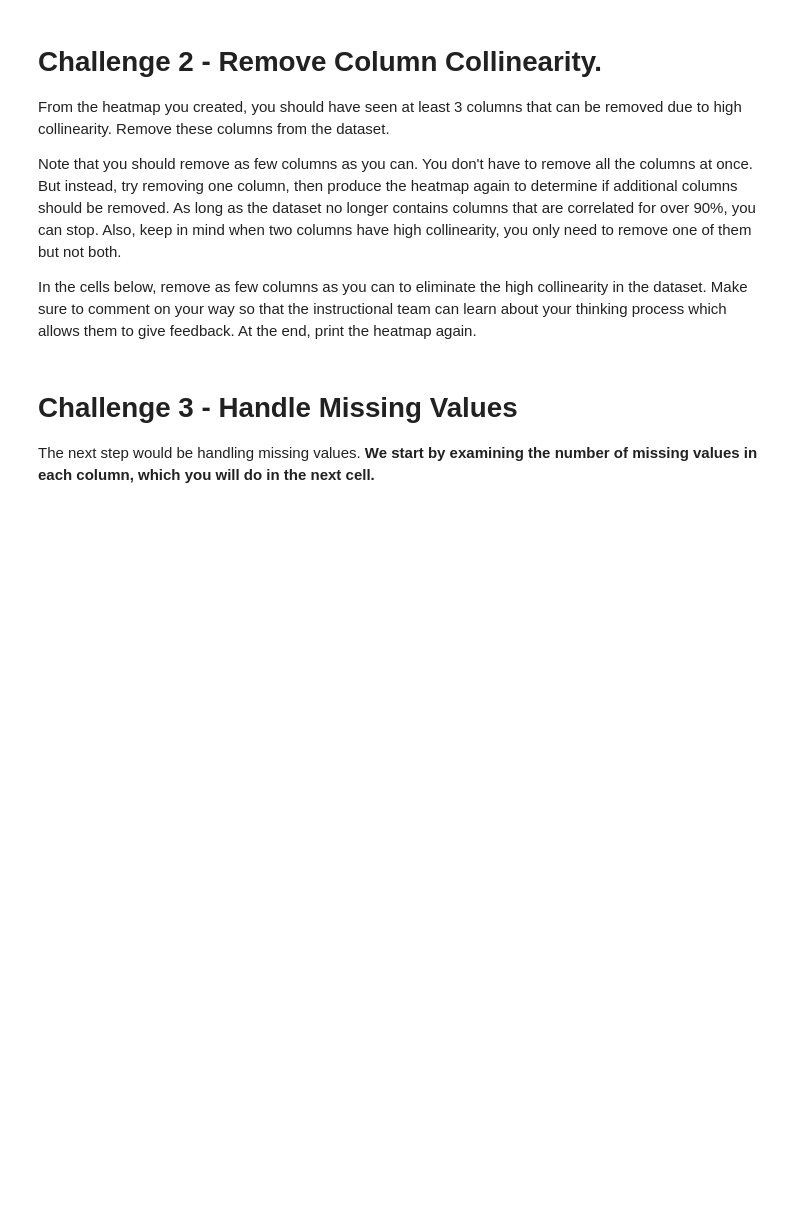
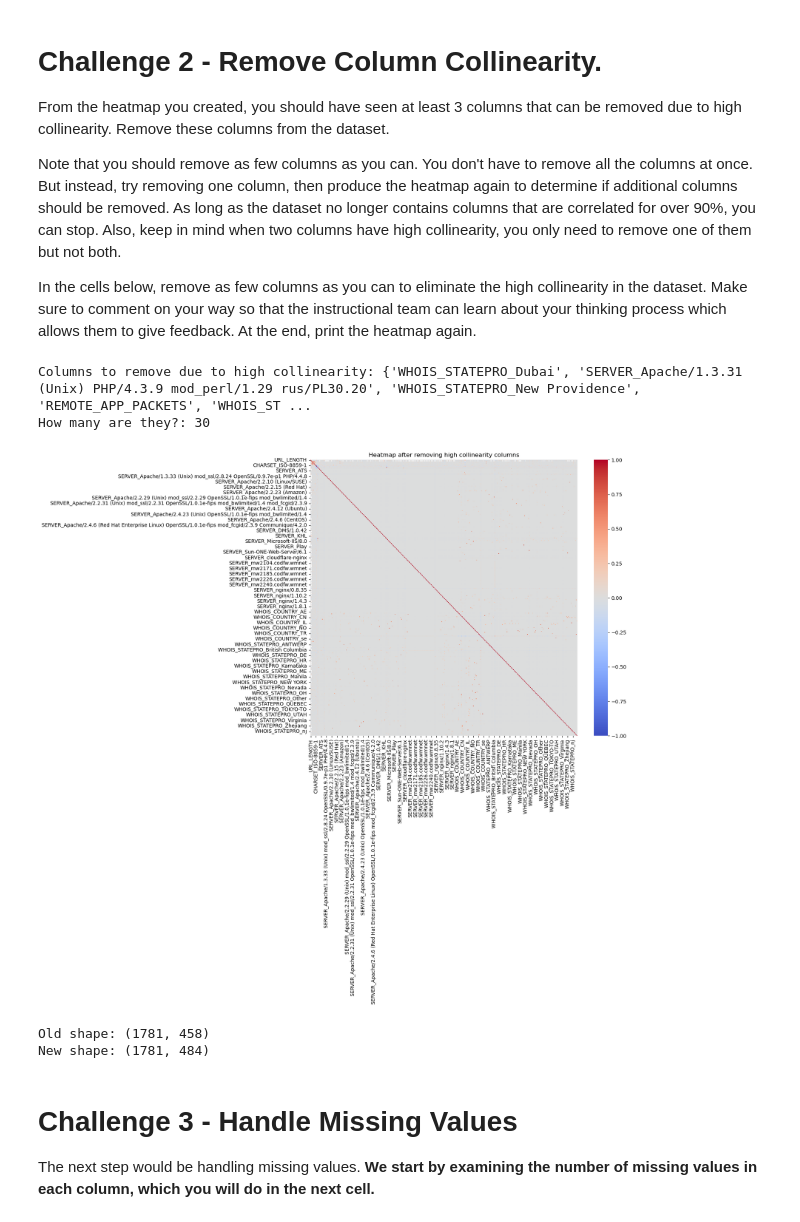
Before and after one commit to ironhack-labs/lab-supervised-learning-en, a Jupyter notebook: your-code/main.ipynb, the cells around one changed output. Drawn from its saved outputs; the diff is of its cells as text; code cells hidden in the pictures; blank space fills up the shorter version.

```diff
--- a/your-code/main.ipynb
+++ b/your-code/main.ipynb
@@ -178,3 +215,49 @@ In the cells below, remove as few columns as you can to eliminate the high colli
+# %%
+# Your code here
+import seaborn as sns
+import matplotlib.pyplot as plt
+
+# 1. Start with your numeric dataset (exclude the target column)
+X_numeric = websites_encoded._get_numeric_data().drop('Type', axis=1)
+
+# 2. Create correlation matrix
+corr_matrix = X_numeric.corr()
+
+# 3. Identify columns with correlation > 0.9 (highly correlated)
+high_corr = set()
+for i in range(len(corr_matrix.columns)):
+    for j in range(i):
+        if abs(corr_matrix.iloc[i, j]) > 0.9:
+            colname = corr_matrix.columns[i]
+            high_corr.add(colname)
+
+print("Columns to remove due to high collinearity:", high_corr)
+print("How many are they?:", len(high_corr))
+
+# 4. Remove these columns
+X_numeric_reduced = X_numeric.drop(columns=high_corr)
+
+# 5. Plot heatmap again to verify
+plt.figure(figsize=(12,10))
+sns.heatmap(X_numeric_reduced.corr(), cmap='coolwarm', vmin=-1, vmax=1)
+plt.title("Heatmap after removing high collinearity columns")
+plt.show()
+# %% [output]
+Columns to remove due to high collinearity: {'WHOIS_STATEPRO_Dubai', 'SERVER_Apache/1.3.31 (Unix) PHP/4.3.9 mod_perl/1.29 rus/PL30.20', 'WHOIS_STATEPRO_New Providence', 'REMOTE_APP_PACKETS', 'WHOIS_ST ...
+How many are they?: 30
+[figure, added]
+# %%
+# REMOVE THE 4 COLUMNS WITH MORE COLLINEARITY
+shape_before = X_numeric_reduced.shape
+print("Old shape:", shape_before)
+cols_to_remove = ['SOURCE_APP_PACKETS', 'REMOTE_APP_PACKETS', 'APP_PACKETS', 'TCP_CONVERSATION_EXCHANGE']
+X_numeric_reduced = X_numeric.drop(columns=cols_to_remove)
+
+# Check the shape after removal
+print("New shape:", X_numeric_reduced.shape)
+# %% [output]
+Old shape: (1781, 458)
+New shape: (1781, 484)
 # %% [markdown]
 # Challenge 3 - Handle Missing Values
 
```
Also changed, not shown: parts of 10 cells of this notebook.
